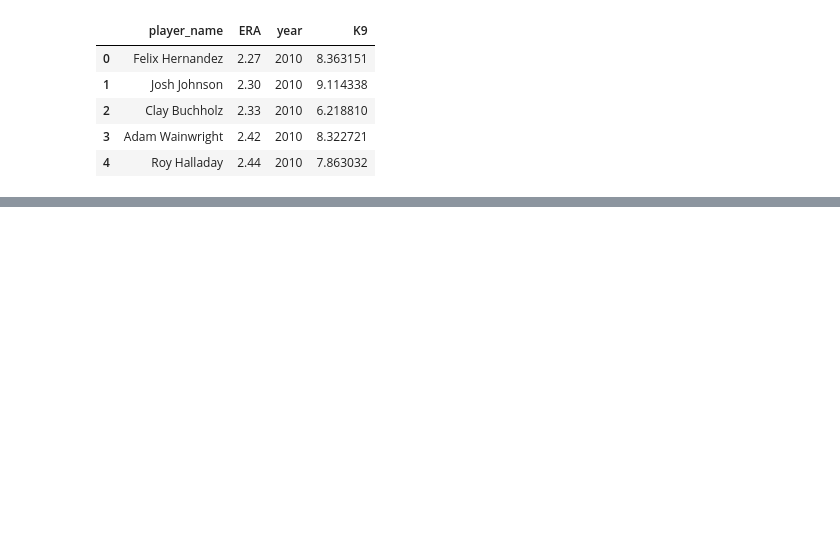
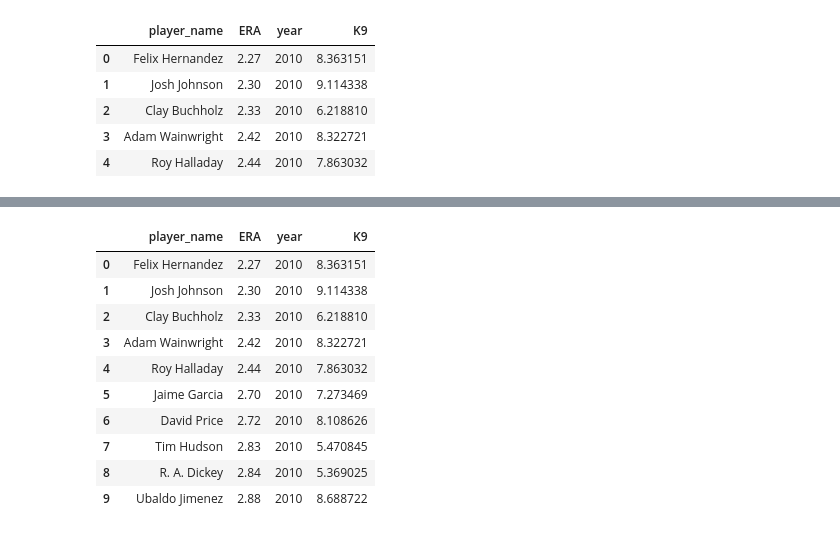
Before and after one commit to pchen212/pchen212.github.io, a Jupyter notebook: Final.ipynb, the cells around one changed output, grey strips where cells are left out. Drawn from its saved outputs; the diff is of its cells as text; code cells hidden in the pictures; blank space fills up the shorter version.

```diff
--- a/Final.ipynb
+++ b/Final.ipynb
@@ -67,17 +98,25 @@ pitcher_stats.head()
 # %%
 def top10(year):
     sub_df = pitcher_stats.loc[pitcher_stats['year'] == year].head(10)
     return sub_df
 
-def clean_df(filename, columns, rename_target, rename_value):
-    read = pd.read_csv(filename+".csv")
-    temp = read[columns].rename(columns={rename_target : rename_value})
-    return temp
 top10_2010 = top10(2010)
 top10_2011 = top10(2011)
 top10_2012 = top10(2012)
 top10_2013 = top10(2013)
 top10_2014 = top10(2014)
 top10_2015 = top10(2015)
 
-top10s = top10_2010.append([top10_2011,top10_2012,top10_2013,top10_2014,top10_2015])
+top10_2010
+# %% [output]
+|  | player_name | ERA | year | K9 |
+| 0 | Felix Hernandez | 2.27 | 2010 | 8.363151 |
+| 1 | Josh Johnson | 2.30 | 2010 | 9.114338 |
+| 2 | Clay Buchholz | 2.33 | 2010 | 6.218810 |
+| 3 | Adam Wainwright | 2.42 | 2010 | 8.322721 |
+| 4 | Roy Halladay | 2.44 | 2010 | 7.863032 |
+| 5 | Jaime Garcia | 2.70 | 2010 | 7.273469 |
+| 6 | David Price | 2.72 | 2010 | 8.108626 |
+| 7 | Tim Hudson | 2.83 | 2010 | 5.470845 |
+| 8 | R. A. Dickey | 2.84 | 2010 | 5.369025 |
+| 9 | Ubaldo Jimenez | 2.88 | 2010 | 8.688722 |
```
Also changed, not shown: parts of 35 cells of this notebook.
